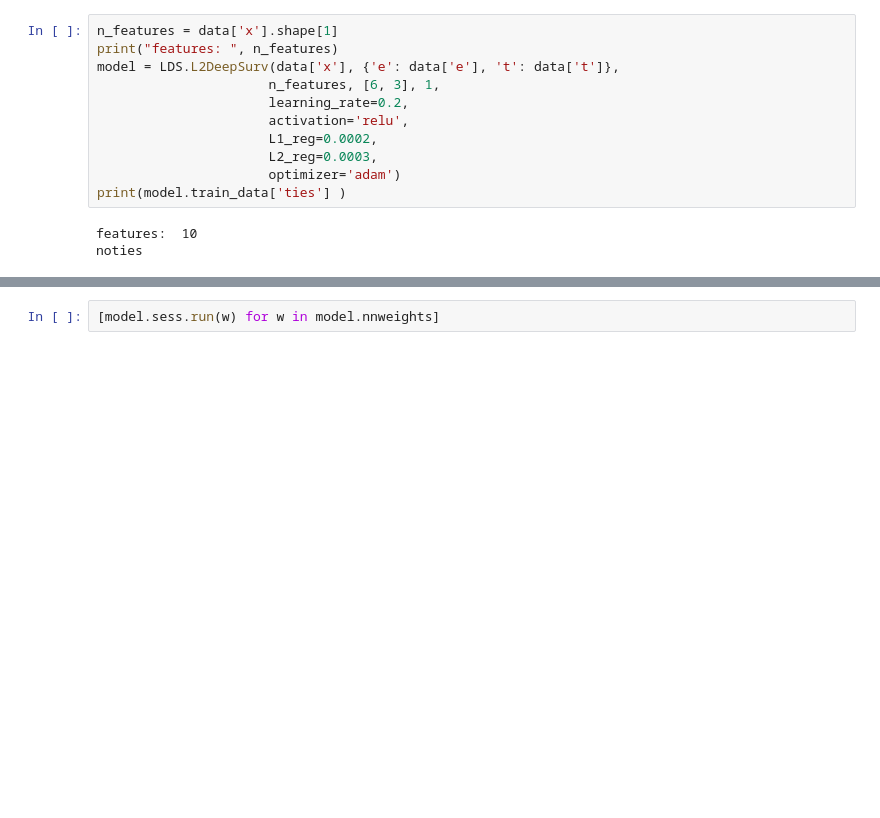
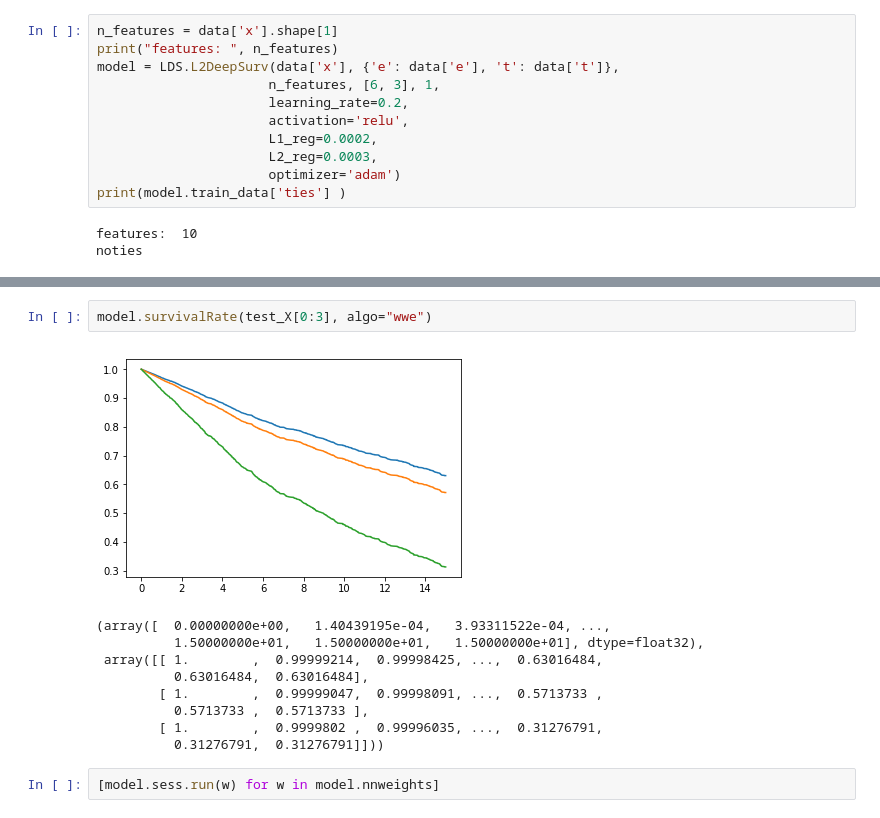
Before and after one commit to LiuHuiSigma/TFDeepSurv, a Jupyter notebook: notebook/Exp_L2DeepSurv_SimulatedData.ipynb, the cells around one changed output, grey strips where cells are left out. Saved outputs shown, nothing was run; the diff lists cells and outputs as text; blank space fills up the shorter version.

```diff
--- a/notebook/Exp_L2DeepSurv_SimulatedData.ipynb
+++ b/notebook/Exp_L2DeepSurv_SimulatedData.ipynb
@@ -85,3 +85,15 @@ array([-0.04272946,  1.        ,  0.01002778, -0.02015701, -0.21365936,
+# %%
+model.survivalRate(test_X[0:3], algo="wwe")
+# %% [output]
+[figure, added]
+(array([  0.00000000e+00,   1.40439195e-04,   3.93311522e-04, ...,
+          1.50000000e+01,   1.50000000e+01,   1.50000000e+01], dtype=float32),
+ array([[ 1.        ,  0.99999214,  0.99998425, ...,  0.63016484,
+          0.63016484,  0.63016484],
+        [ 1.        ,  0.99999047,  0.99998091, ...,  0.5713733 ,
+          0.5713733 ,  0.5713733 ],
+        [ 1.        ,  0.9999802 ,  0.99996035, ...,  0.31276791,
+          0.31276791,  0.31276791]]))
 # %%
 [model.sess.run(w) for w in model.nnweights]
 # %% [output]
```
Also changed, not shown: parts of 4 cells of this notebook, 14 other files.
